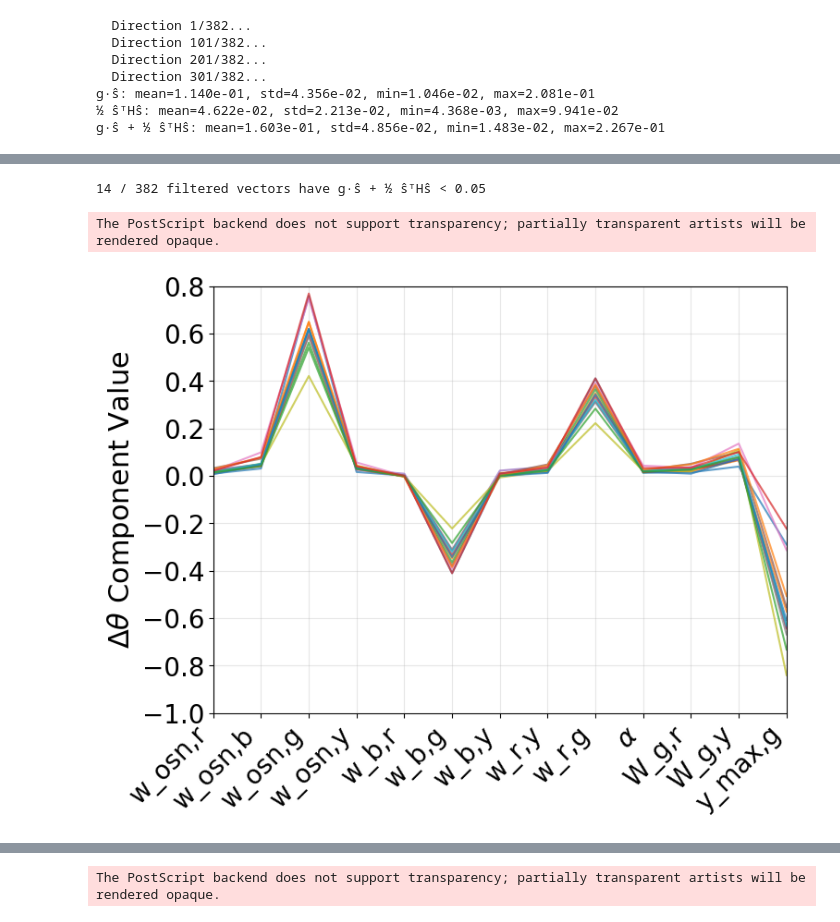
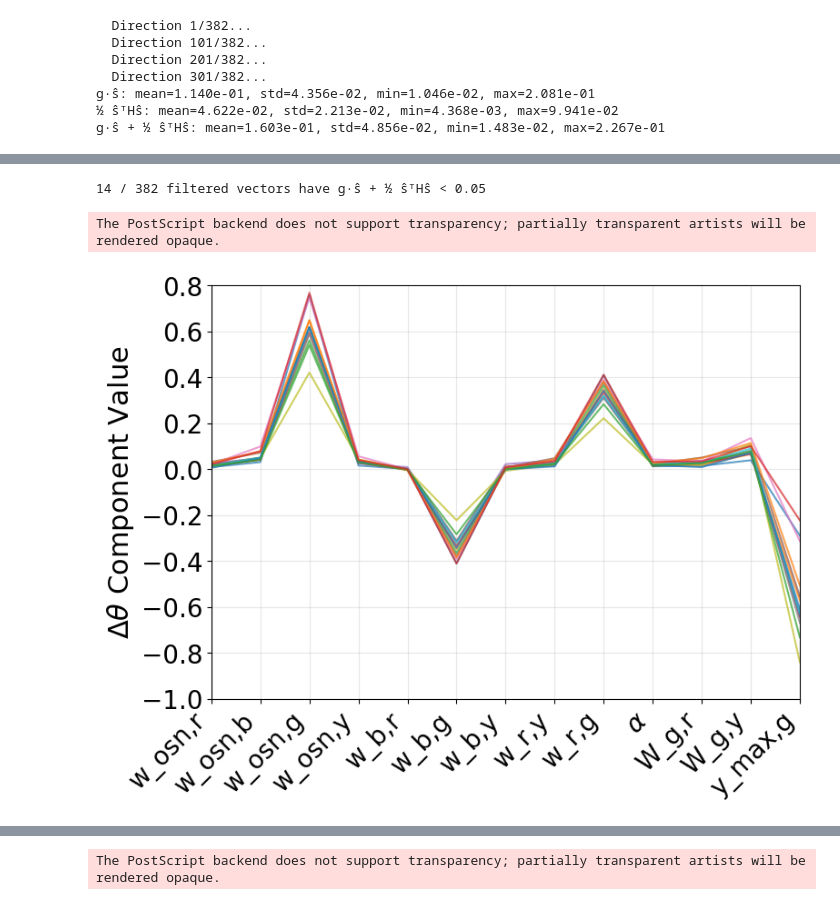
Before and after one commit to hizakim/4th_yr_project, a Jupyter notebook: Z4_delta_theta.ipynb, the cells around one changed output, grey strips where cells are left out. Drawn from its saved outputs; the diff is of its cells as text; code cells hidden in the pictures.

```diff
--- a/Z4_delta_theta.ipynb
+++ b/Z4_delta_theta.ipynb
@@ -453,27 +453,28 @@ The PostScript backend does not support transparency; partially transparent arti
 # %%
 # s* with a small total (g·ŝ + ½ ŝᵀHŝ < 0.05), plotted as in the x_collect plots
 total_thresh = 0.05
 sel = total_term < total_thresh
 x_collect_low = x_collect_filtered[sel]
 print(f'{x_collect_low.shape[0]} / {n_retained} filtered vectors have g·ŝ + ½ ŝᵀHŝ < {total_thresh}')
 
 plt.figure(figsize=(8, 6))
 for row_idx in range(x_collect_low.shape[0]):
     plt.plot(indices, x_collect_low[row_idx], alpha=0.7)
 
 plt.ylabel(r"$\Delta\theta$ Component Value", fontsize=22)
 plt.xlim(0, 12)
 plt.ylim(-1, 0.8)
 plt.xticks(range(len(param_labels)), param_labels, rotation=45, ha='right', fontsize=20)
 plt.yticks(fontsize=20)
 plt.grid(True, alpha=0.3)
-plt.tight_layout
+# fixed margins: same left/right/top as the other 8x6 plots (same axes width), room below for the rotated labels
+plt.subplots_adjust(left=0.166, right=0.975, top=0.967, bottom=0.21)
 plt.savefig('Figures_z/x_collect_low_total_term.eps')
 plt.show()
 # %% [output]
 14 / 382 filtered vectors have g·ŝ + ½ ŝᵀHŝ < 0.05
 The PostScript backend does not support transparency; partially transparent artists will be rendered opaque.
-[figure, old version]
+[figure, new version]
 # %%
 total_thresh = 0.02
 sel = total_term < total_thresh
```
Also changed, not shown: parts of 3 cells of this notebook, 14 other files.
